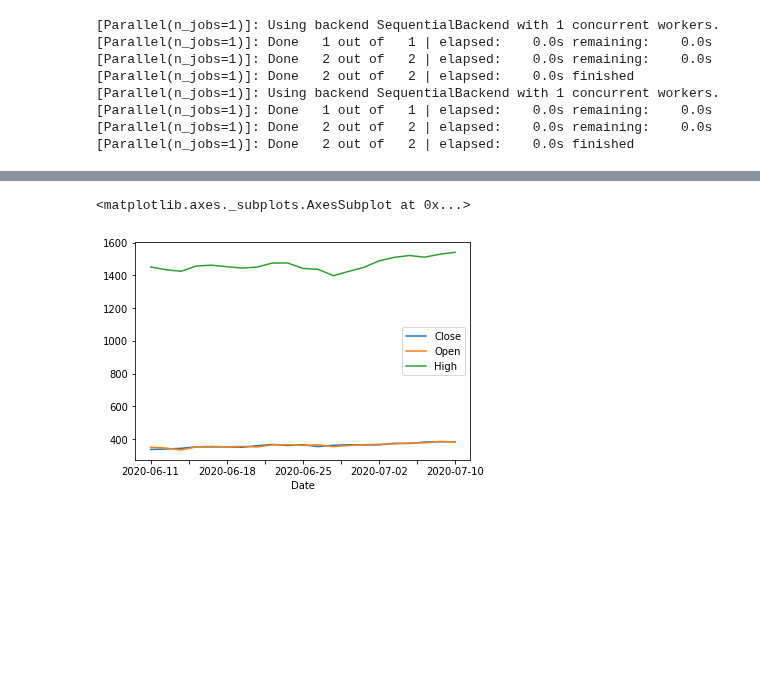
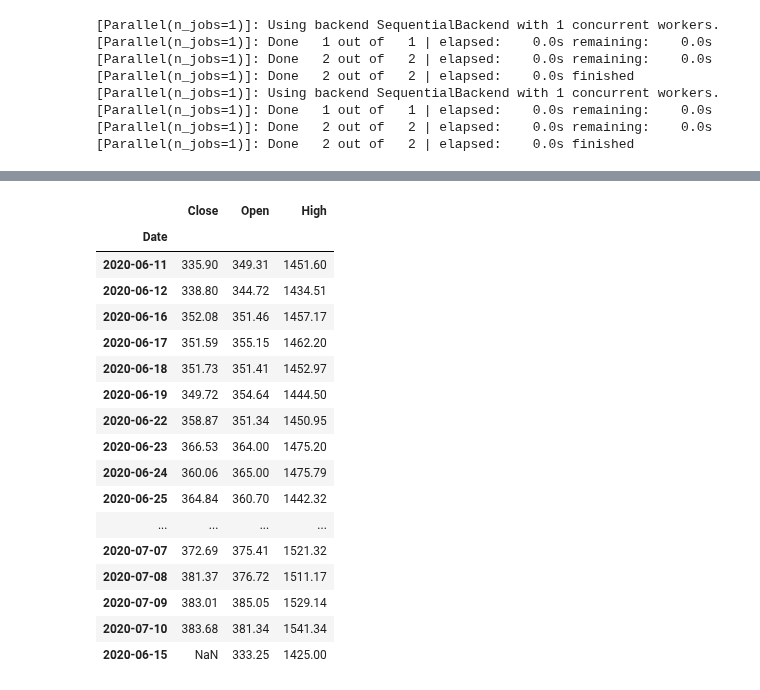
Before and after one commit to allen-chiang/Time-Series-Transformer, a Jupyter notebook: time_series_transform/stock_transform/test2.ipynb, the cells around one changed output, grey strips where cells are left out. Cells and saved outputs as stored; diff of their text form; code cells hidden in the pictures; blank space fills up the shorter version.

```diff
--- a/time_series_transform/stock_transform/test2.ipynb
+++ b/time_series_transform/stock_transform/test2.ipynb
@@ -137,14 +140,30 @@ TypeError: Index(...) must be called with a collection of some kind, None was pa
 # %%
-x = stock.df[['Date','Close']].set_index('Date')
+x = stock.df[['Date','Close']].drop(2).set_index('Date')
 y = stock.df[['Date', 'Open']].set_index('Date')
 w = stock2.df[['Date','High']].set_index('Date')
 df = [x,y,w]
 
 z = reduce(lambda  left,right: pd.merge(left,right,on=['Date'],
                                             how='outer'), df)
 # z = pd.merge(x,y, left_on= 'Date',right_on='Date')
 z
-z.plot()
+# z.plot()
 # %% [output]
-<matplotlib.axes._subplots.AxesSubplot at 0x...>
-[figure, removed]
+|  | Close | Open | High |
+| Date |  |  |  |
+| 2020-06-11 | 335.90 | 349.31 | 1451.60 |
+| 2020-06-12 | 338.80 | 344.72 | 1434.51 |
+| 2020-06-16 | 352.08 | 351.46 | 1457.17 |
+| 2020-06-17 | 351.59 | 355.15 | 1462.20 |
+| 2020-06-18 | 351.73 | 351.41 | 1452.97 |
+| 2020-06-19 | 349.72 | 354.64 | 1444.50 |
+| 2020-06-22 | 358.87 | 351.34 | 1450.95 |
+| 2020-06-23 | 366.53 | 364.00 | 1475.20 |
+| 2020-06-24 | 360.06 | 365.00 | 1475.79 |
+| 2020-06-25 | 364.84 | 360.70 | 1442.32 |
+| ... | ... | ... | ... |
+| 2020-07-07 | 372.69 | 375.41 | 1521.32 |
+| 2020-07-08 | 381.37 | 376.72 | 1511.17 |
+| 2020-07-09 | 383.01 | 385.05 | 1529.14 |
+| 2020-07-10 | 383.68 | 381.34 | 1541.34 |
+| 2020-06-15 | NaN | 333.25 | 1425.00 |
```
Also changed, not shown: parts of 5 cells of this notebook, 1 other file.
